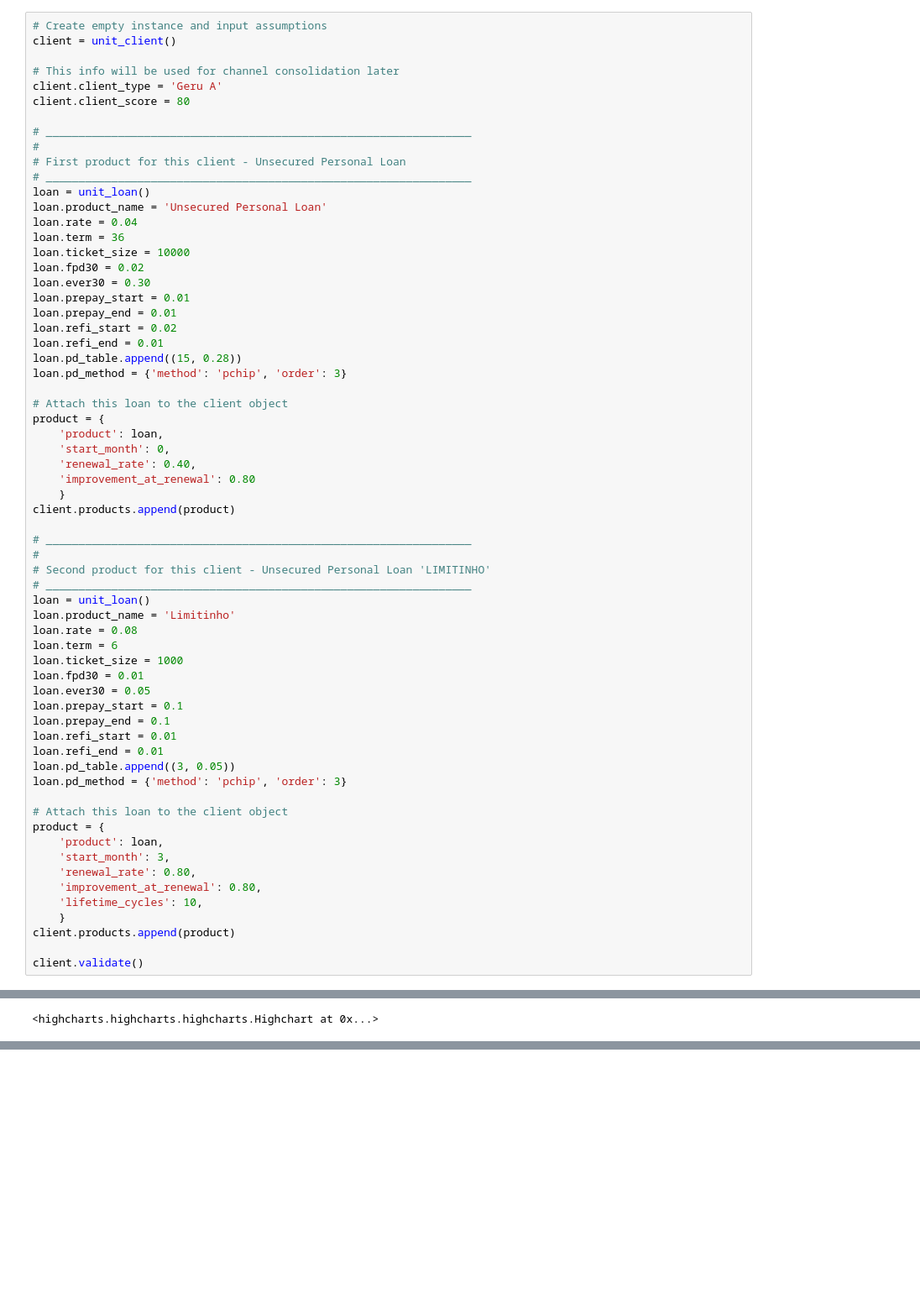
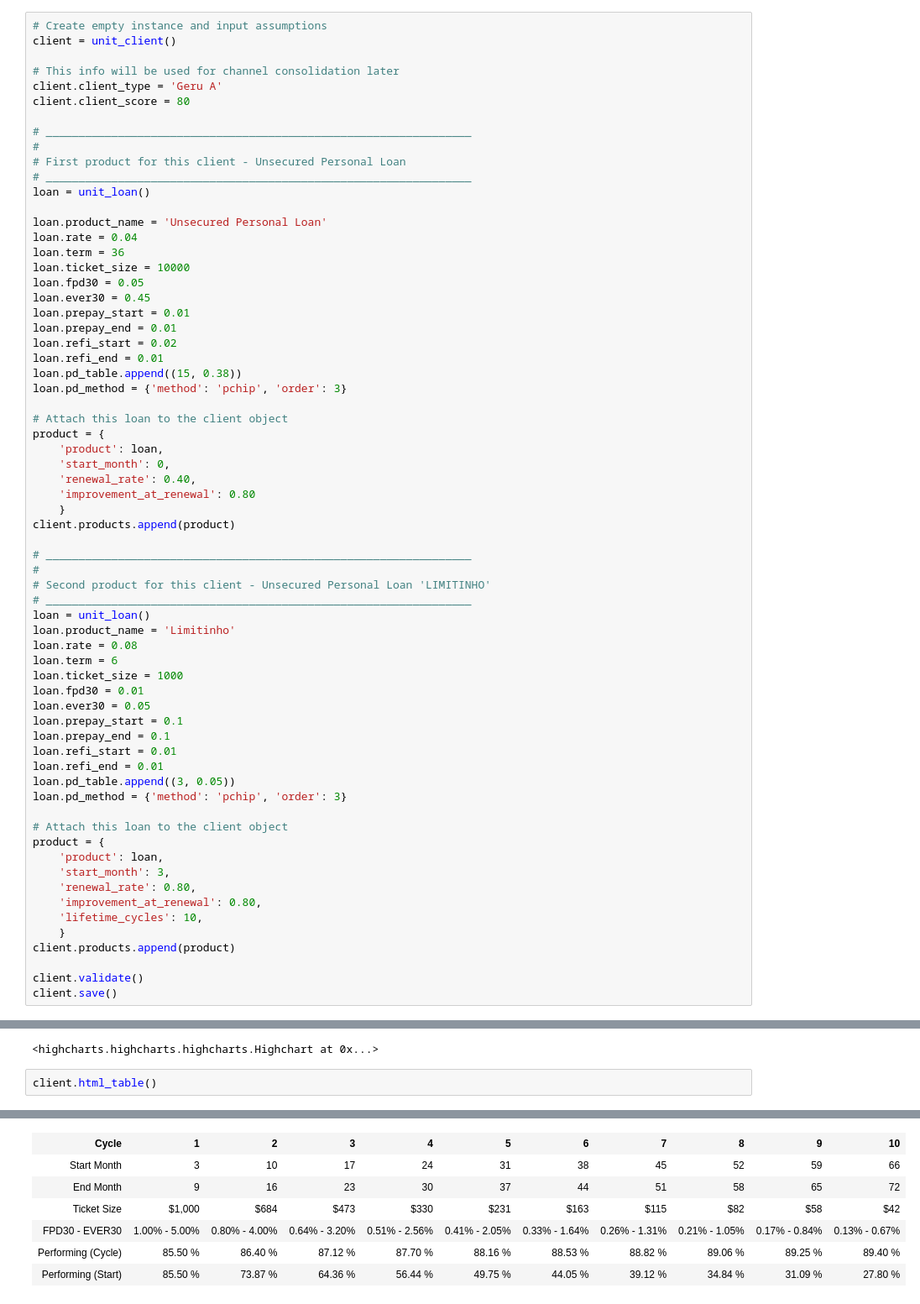
Before and after one commit to Thethirtyone/Open_Model, a Jupyter notebook: unit_client.ipynb, the cells around one changed output, grey strips where cells are left out. Shown at 84% size. Cells and saved outputs as stored; diff of their text form; blank space fills up the shorter version.

Commit message:
Finished Unit Client

```diff
--- a/unit_client.ipynb
+++ b/unit_client.ipynb
@@ -138,17 +305,18 @@ client.client_score = 80
 # First product for this client - Unsecured Personal Loan
 # _________________________________________________________________
 loan = unit_loan()
+
 loan.product_name = 'Unsecured Personal Loan'
 loan.rate = 0.04
 loan.term = 36
 loan.ticket_size = 10000
-loan.fpd30 = 0.02
-loan.ever30 = 0.30
+loan.fpd30 = 0.05
+loan.ever30 = 0.45
 loan.prepay_start = 0.01
 loan.prepay_end = 0.01
 loan.refi_start = 0.02
 loan.refi_end = 0.01
-loan.pd_table.append((15, 0.28))
+loan.pd_table.append((15, 0.38))
 loan.pd_method = {'method': 'pchip', 'order': 3}
 
 # Attach this loan to the client object
@@ -189,6 +357,7 @@ product = {
 client.products.append(product)
 
 client.validate()
+client.save()
 # %% [markdown]
 #### Charts
 # %%
@@ -224,3 +393,6 @@ for product in client.products:
 # %% [output]
 <highcharts.highcharts.highcharts.Highchart at 0x...>
 <highcharts.highcharts.highcharts.Highchart at 0x...>
+# %%
+client.html_table()
+# %% [output]
@@ -226,0 +413,7 @@ for product in client.products:
+| Cycle | 1 | 2 | 3 | 4 | 5 | 6 | 7 | 8 | 9 | 10 |
+| Start Month | 3 | 10 | 17 | 24 | 31 | 38 | 45 | 52 | 59 | 66 |
+| End Month | 9 | 16 | 23 | 30 | 37 | 44 | 51 | 58 | 65 | 72 |
+| Ticket Size | $1,000 | $684 | $473 | $330 | $231 | $163 | $115 | $82 | $58 | $42 |
+| FPD30 - EVER30 | 1.00% - 5.00% | 0.80% - 4.00% | 0.64% - 3.20% | 0.51% - 2.56% | 0.41% - 2.05% | 0.33% - 1.64% | 0.26% - 1.31% | 0.21% - 1.05% | 0.17% - 0.84% | 0.13% - 0.67% |
+| Performing (Cycle) | 85.50 % | 86.40 % | 87.12 % | 87.70 % | 88.16 % | 88.53 % | 88.82 % | 89.06 % | 89.25 % | 89.40 % |
+| Performing (Start) | 85.50 % | 73.87 % | 64.36 % | 56.44 % | 49.75 % | 44.05 % | 39.12 % | 34.84 % | 31.09 % | 27.80 % |
```
Also changed, not shown: parts of 4 cells of this notebook, 3 other files.
